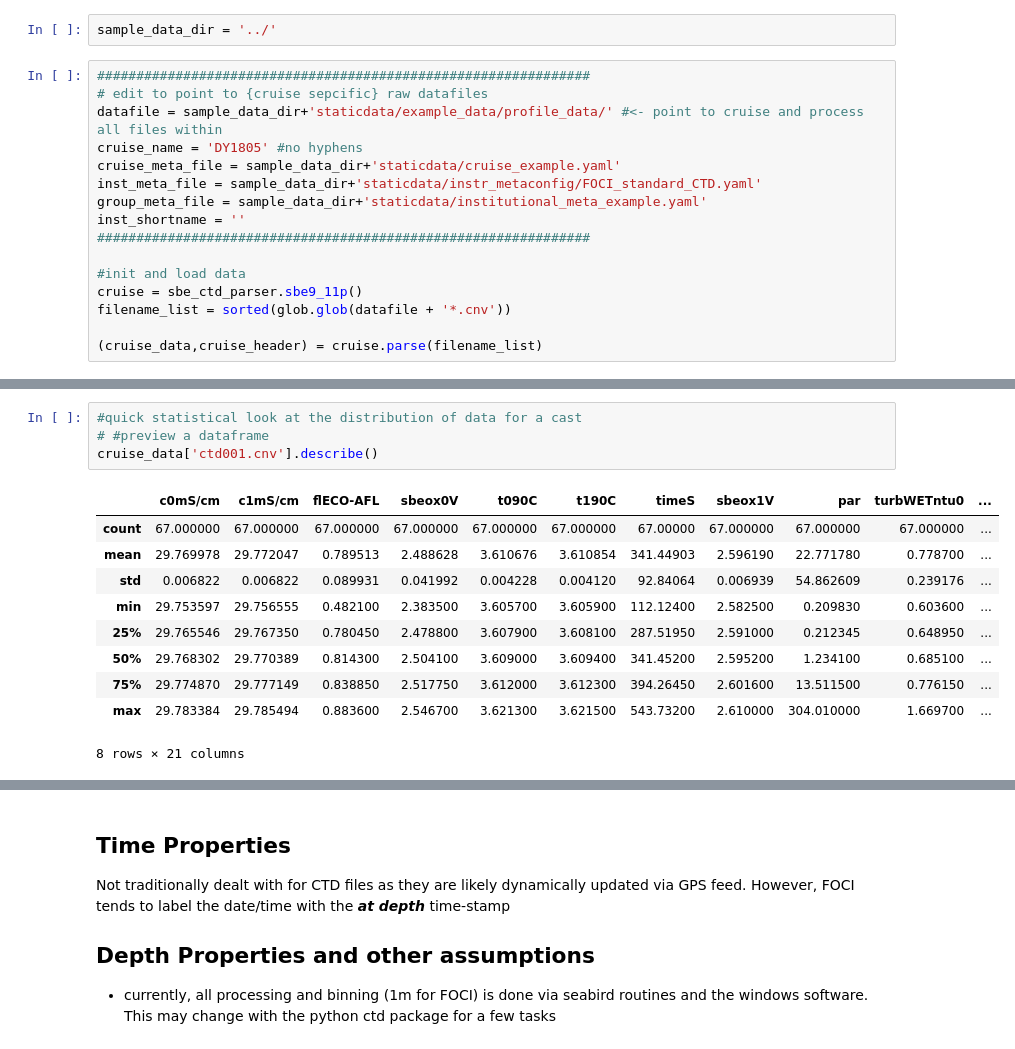
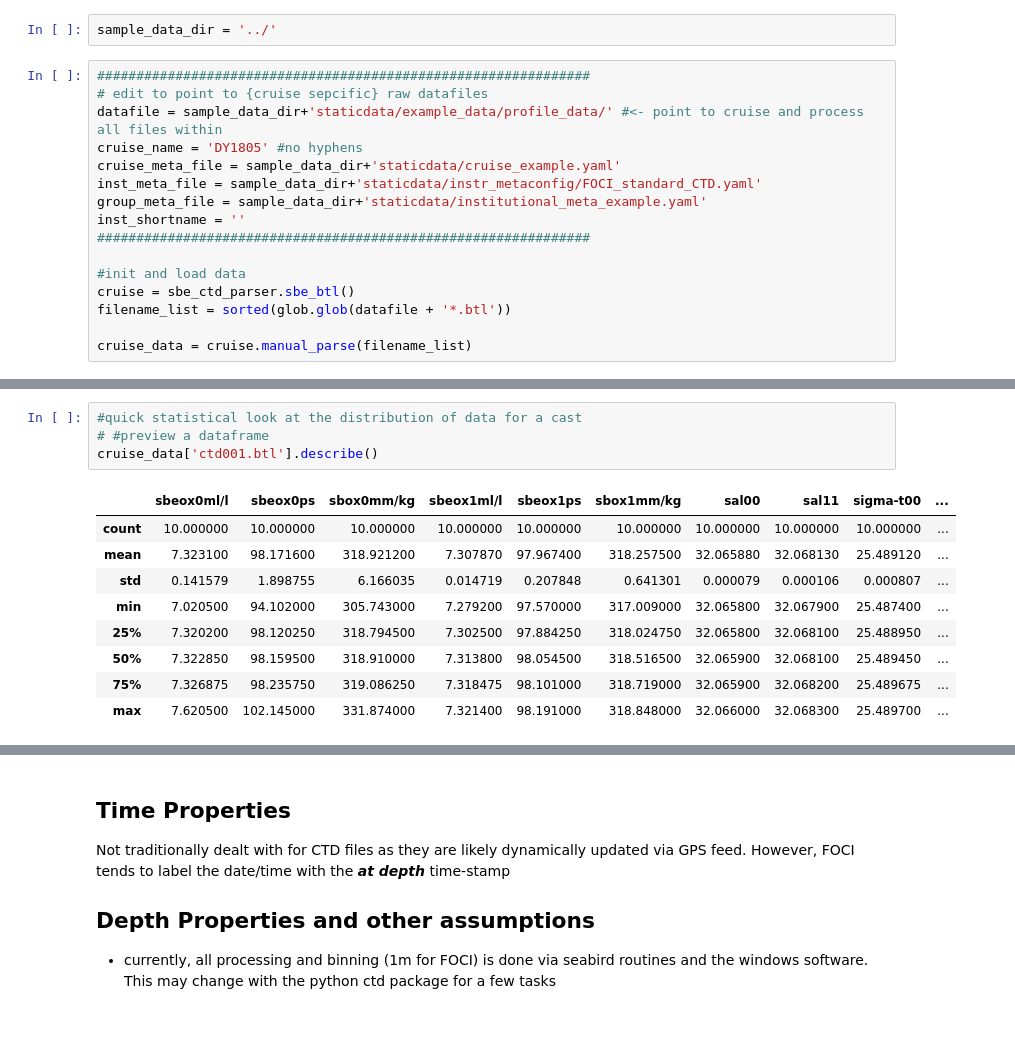
Before and after one commit to NOAA-PMEL/EcoFOCIpy, a Jupyter notebook: notebooks/EcoFOCIpy_sbe_ctd_btlfile_example.ipynb, the cells around one changed output, grey strips where cells are left out. Cells and saved outputs as stored; diff of their text form.

```diff
--- a/notebooks/EcoFOCIpy_sbe_ctd_btlfile_example.ipynb
+++ b/notebooks/EcoFOCIpy_sbe_ctd_btlfile_example.ipynb
@@ -61,8 +62,8 @@ inst_shortname = ''
 ###############################################################
 
 #init and load data
-cruise = sbe_ctd_parser.sbe9_11p()
-filename_list = sorted(glob.glob(datafile + '*.cnv'))
+cruise = sbe_ctd_parser.sbe_btl()
+filename_list = sorted(glob.glob(datafile + '*.btl'))
 
-(cruise_data,cruise_header) = cruise.parse(filename_list)
+cruise_data = cruise.manual_parse(filename_list)
 # %% [markdown]
@@ -88,15 +71,14 @@ cruise_data['ctd001.cnv']
 # %%
 #quick statistical look at the distribution of data for a cast
 # #preview a dataframe
-cruise_data['ctd001.cnv'].describe()
+cruise_data['ctd001.btl'].describe()
 # %% [output]
-|  | c0mS/cm | c1mS/cm | flECO-AFL | sbeox0V | t090C | t190C | timeS | sbeox1V | par | turbWETntu0 | ... |
-| count | 67.000000 | 67.000000 | 67.000000 | 67.000000 | 67.000000 | 67.000000 | 67.00000 | 67.000000 | 67.000000 | 67.000000 | ... |
-| mean | 29.769978 | 29.772047 | 0.789513 | 2.488628 | 3.610676 | 3.610854 | 341.44903 | 2.596190 | 22.771780 | 0.778700 | ... |
-| std | 0.006822 | 0.006822 | 0.089931 | 0.041992 | 0.004228 | 0.004120 | 92.84064 | 0.006939 | 54.862609 | 0.239176 | ... |
-| min | 29.753597 | 29.756555 | 0.482100 | 2.383500 | 3.605700 | 3.605900 | 112.12400 | 2.582500 | 0.209830 | 0.603600 | ... |
-| 25% | 29.765546 | 29.767350 | 0.780450 | 2.478800 | 3.607900 | 3.608100 | 287.51950 | 2.591000 | 0.212345 | 0.648950 | ... |
-| 50% | 29.768302 | 29.770389 | 0.814300 | 2.504100 | 3.609000 | 3.609400 | 341.45200 | 2.595200 | 1.234100 | 0.685100 | ... |
-| 75% | 29.774870 | 29.777149 | 0.838850 | 2.517750 | 3.612000 | 3.612300 | 394.26450 | 2.601600 | 13.511500 | 0.776150 | ... |
-| max | 29.783384 | 29.785494 | 0.883600 | 2.546700 | 3.621300 | 3.621500 | 543.73200 | 2.610000 | 304.010000 | 1.669700 | ... |
+|  | sbeox0ml/l | sbeox0ps | sbox0mm/kg | sbeox1ml/l | sbeox1ps | sbox1mm/kg | sal00 | sal11 | sigma-t00 | ... |
+| count | 10.000000 | 10.000000 | 10.000000 | 10.000000 | 10.000000 | 10.000000 | 10.000000 | 10.000000 | 10.000000 | ... |
+| mean | 7.323100 | 98.171600 | 318.921200 | 7.307870 | 97.967400 | 318.257500 | 32.065880 | 32.068130 | 25.489120 | ... |
+| std | 0.141579 | 1.898755 | 6.166035 | 0.014719 | 0.207848 | 0.641301 | 0.000079 | 0.000106 | 0.000807 | ... |
+| min | 7.020500 | 94.102000 | 305.743000 | 7.279200 | 97.570000 | 317.009000 | 32.065800 | 32.067900 | 25.487400 | ... |
+| 25% | 7.320200 | 98.120250 | 318.794500 | 7.302500 | 97.884250 | 318.024750 | 32.065800 | 32.068100 | 25.488950 | ... |
+| 50% | 7.322850 | 98.159500 | 318.910000 | 7.313800 | 98.054500 | 318.516500 | 32.065900 | 32.068100 | 25.489450 | ... |
+| 75% | 7.326875 | 98.235750 | 319.086250 | 7.318475 | 98.101000 | 318.719000 | 32.065900 | 32.068200 | 25.489675 | ... |
+| max | 7.620500 | 102.145000 | 331.874000 | 7.321400 | 98.191000 | 318.848000 | 32.066000 | 32.068300 | 25.489700 | ... |
-8 rows × 21 columns
```
Also changed, not shown: parts of 10 cells of this notebook, 3 other files.
